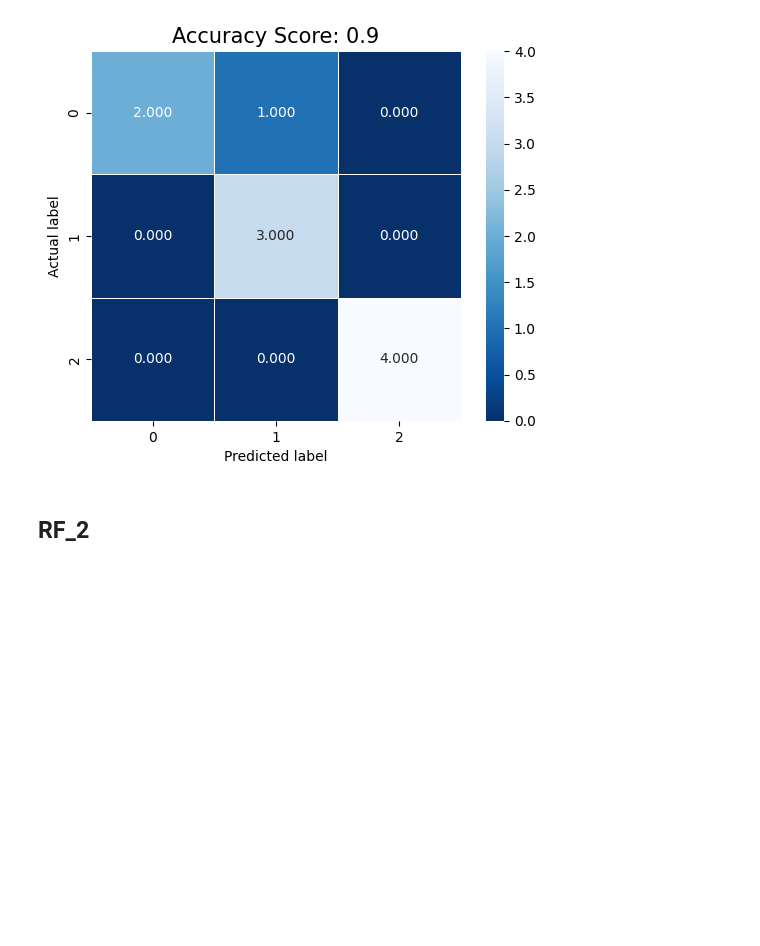
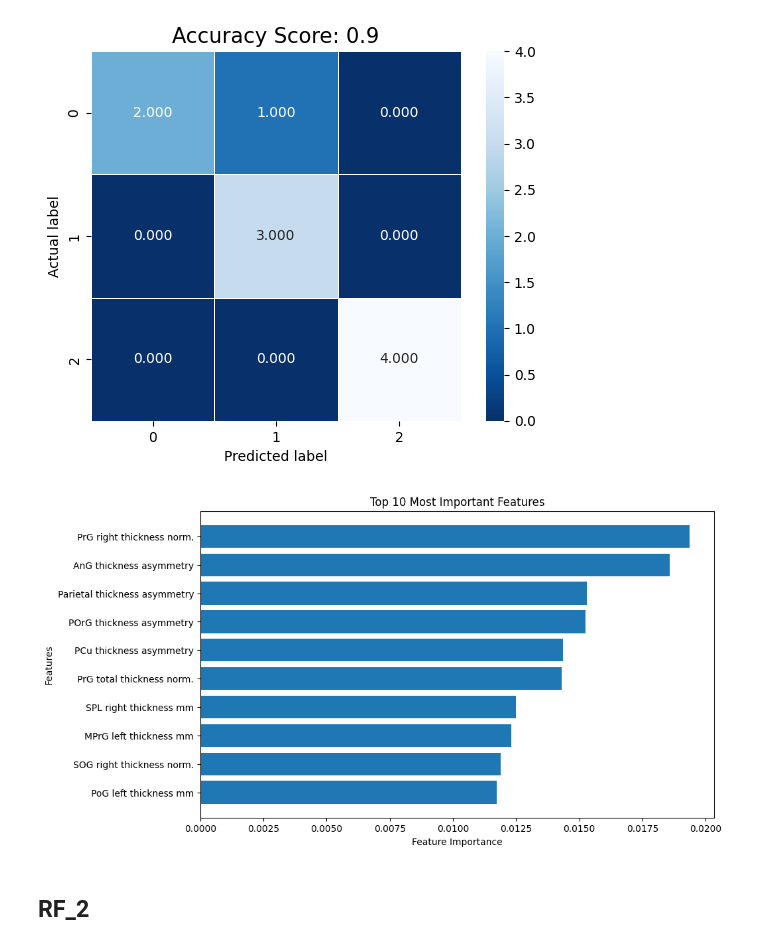
Before and after one commit to Sebarz98/NeuroLupus_ML, a Jupyter notebook: Random_Forest_Class.ipynb, the cells around one changed output. Saved outputs shown, nothing was run; the diff lists cells and outputs as text; code cells hidden in the pictures; blank space fills up the shorter version.

```diff
--- a/Random_Forest_Class.ipynb
+++ b/Random_Forest_Class.ipynb
@@ -177,6 +177,26 @@ all_sample_title = 'Accuracy Score: {0}'.format(metrics.accuracy_score(y_test, y
 plt.title(all_sample_title, size = 15);
 # %% [output]
 [figure]
+# %%
+# Get the feature importances
+importances = clf.feature_importances_
+
+# Get the indices of the top 10 most important features
+top_indices = np.argsort(importances)[-10:]
+
+# Get the names of the top 10 most important features
+top_features = df.columns[top_indices]
+
+# Plot the feature importances
+plt.figure(figsize=(10, 6))
+plt.barh(range(len(top_features)), importances[top_indices], align='center')
+plt.yticks(range(len(top_features)), top_features)
+plt.xlabel('Feature Importance')
+plt.ylabel('Features')
+plt.title('Top 10 Most Important Features')
+plt.show()
+# %% [output]
+[figure, added]
 # %% [markdown]
 ## RF_2
 # %%
```
Also changed, not shown: parts of 2 cells of this notebook, 4 other files.
